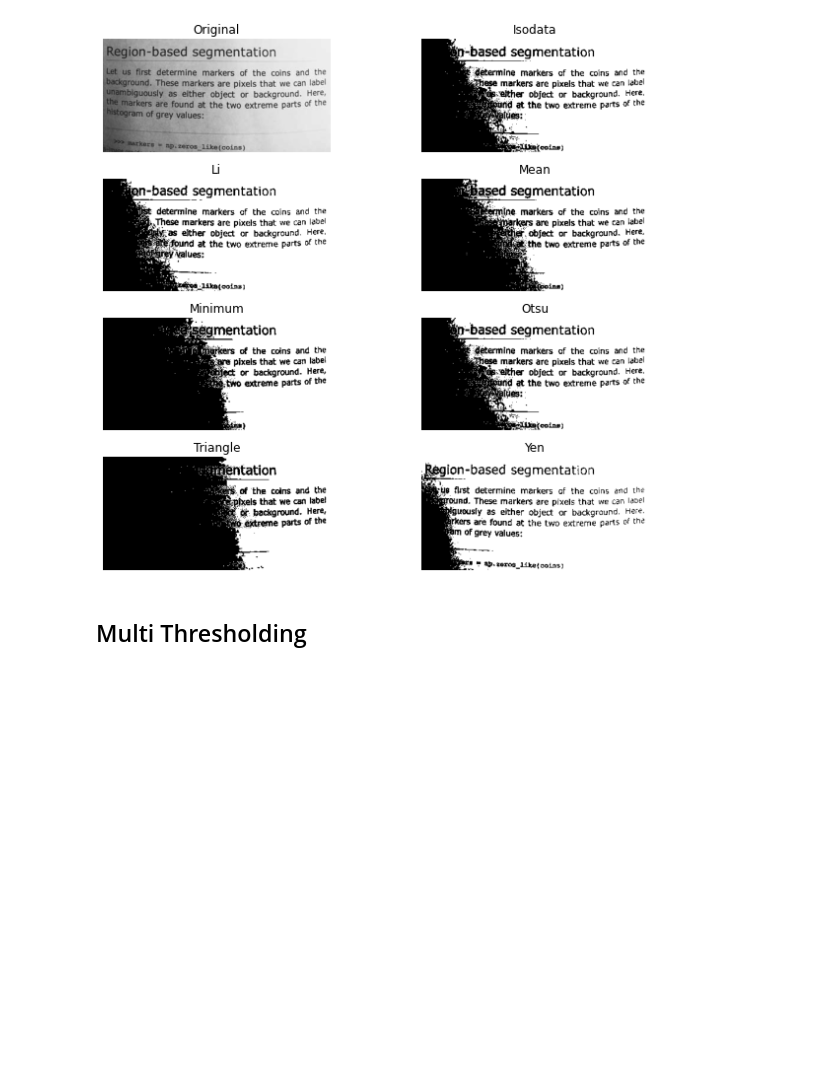
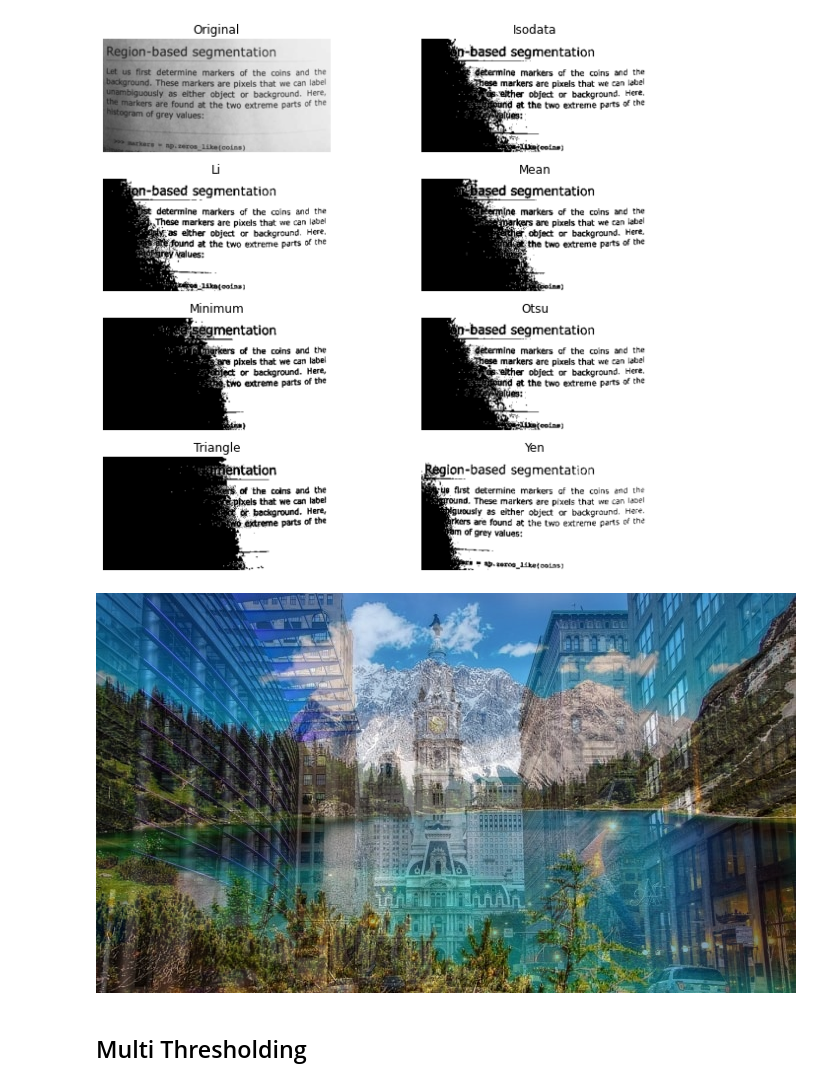
Before and after one commit to aalr007/VisionComputacional, a Jupyter notebook: 9.4_segmentation_otsu.ipynb, the cells around one changed output. Drawn from its saved outputs; the diff is of its cells as text; code cells hidden in the pictures; blank space fills up the shorter version.

```diff
--- a/9.4_segmentation_otsu.ipynb
+++ b/9.4_segmentation_otsu.ipynb
@@ -84,6 +84,21 @@ plt.show()
 [figure]
 # %%
 # TODO: Slide image for segmentation, alpha blerding
+# %%
+import cv2
+import numpy as np
+from google.colab.patches import cv2_imshow
+
+src1 = cv2.imread(cv2.samples.findFile('sample_data/image.jpg'))
+src2 = cv2.imread(cv2.samples.findFile('sample_data/image2.jpg'))
+
+alpha = 0.5
+beta = (1.0 - alpha)
+dst = cv2.addWeighted(src1, alpha, src2, beta, 0.0)
+# %%
+cv2_imshow(dst)
+# %% [output]
+[figure, added]
 # %% [markdown]
 ## Multi Thresholding <a class="anchor" id="multi" ></a>
 # %% [markdown]
```
